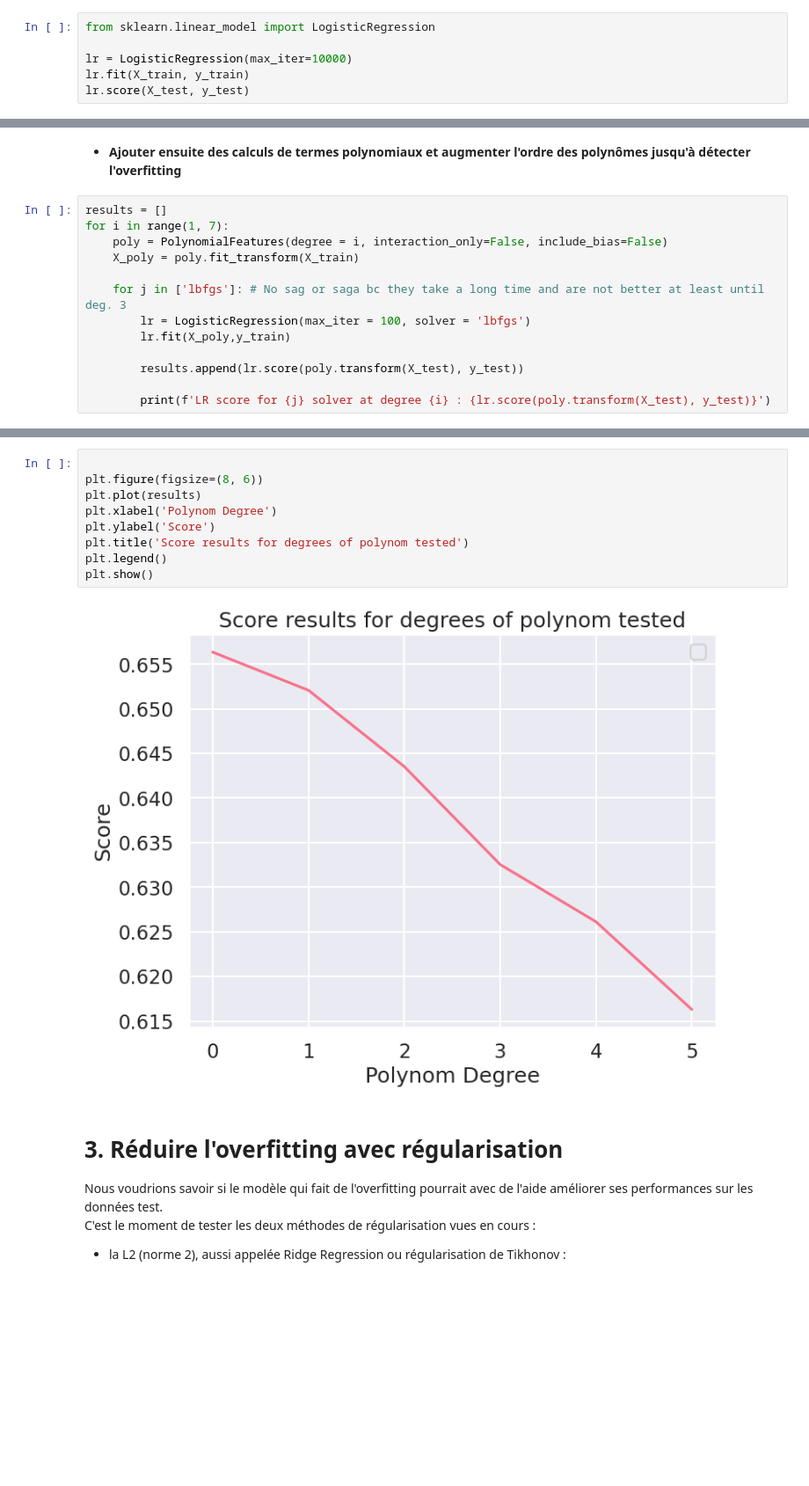
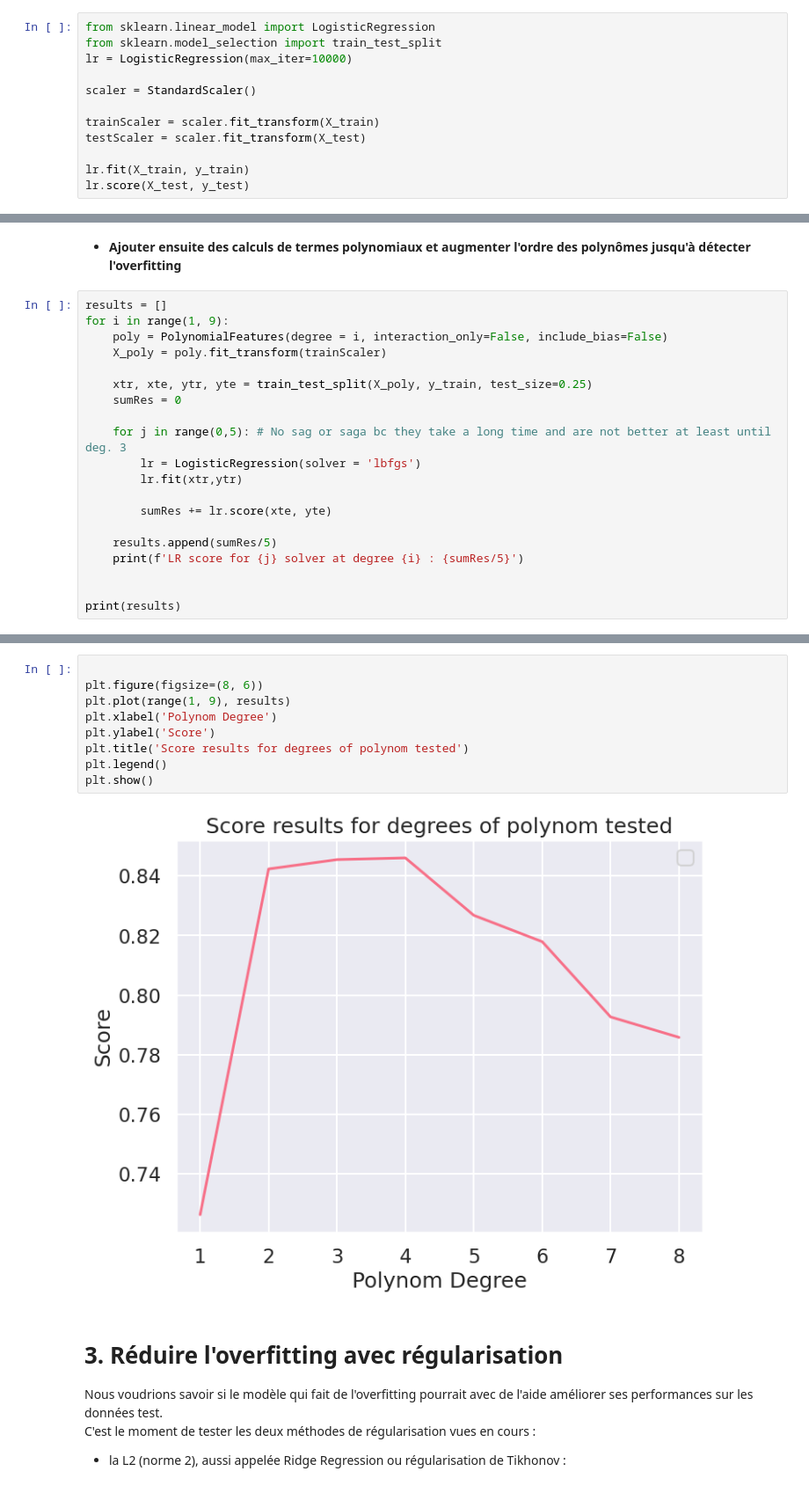
Before and after one commit to GuilBess/log_reg_proj, a Jupyter notebook: Projet.ipynb, the cells around one changed output, grey strips where cells are left out. Shown: that part at 88% size. Drawn from its saved outputs; the diff is of its cells as text; blank space fills up the shorter version.

Commit message:
better polynom overfitting, added img folder

```diff
--- a/Projet.ipynb
+++ b/Projet.ipynb
@@ -133,8 +135,14 @@ La procédure d'apprentissage consiste à estimer les paramètres de ce modèle
 - **Estimer les paramètres du modèle et calculer l'erreur sur les données en utilisant la métrique `accuracy_score` vue en cours.**   Elle va de 0 à 1
 # %%
 from sklearn.linear_model import LogisticRegression
+from sklearn.model_selection import train_test_split
+lr = LogisticRegression(max_iter=10000)
 
-lr = LogisticRegression(max_iter=10000)
+scaler = StandardScaler()
+
+trainScaler = scaler.fit_transform(X_train)
+testScaler = scaler.fit_transform(X_test)
+
 lr.fit(X_train, y_train)
 lr.score(X_test, y_test)
 # %% [output]
@@ -143,15 +151,22 @@ lr.score(X_test, y_test)
 - **Ajouter ensuite des calculs de termes polynomiaux et augmenter l'ordre des polynômes jusqu'à détecter l'overfitting**
 # %%
 results = []
-for i in range(1, 7):
+for i in range(1, 9):
     poly = PolynomialFeatures(degree = i, interaction_only=False, include_bias=False)
-    X_poly = poly.fit_transform(X_train)
+    X_poly = poly.fit_transform(trainScaler)
 
-    for j in ['lbfgs']: # No sag or saga bc they take a long time and are not better at least until deg. 3
-        lr = LogisticRegression(max_iter = 100, solver = 'lbfgs')
-        lr.fit(X_poly,y_train)
+    xtr, xte, ytr, yte = train_test_split(X_poly, y_train, test_size=0.25)
+    sumRes = 0
 
-        results.append(lr.score(poly.transform(X_test), y_test))
+    for j in range(0,5): # No sag or saga bc they take a long time and are not better at least until deg. 3
+        lr = LogisticRegression(solver = 'lbfgs')
+        lr.fit(xtr,ytr)
 
-        print(f'LR score for {j} solver at degree {i} : {lr.score(poly.transform(X_test), y_test)}')
+        sumRes += lr.score(xte, yte)
+
+    results.append(sumRes/5)
+    print(f'LR score for {j} solver at degree {i} : {sumRes/5}')
+
+
+print(results)
 # %% [output]
@@ -206,14 +282,14 @@ LR score for lbfgs solver at degree 6 : 0.6162840439184372
 # %%
 
 plt.figure(figsize=(8, 6))
-plt.plot(results)
+plt.plot(range(1, 9), results)
 plt.xlabel('Polynom Degree')
 plt.ylabel('Score')
 plt.title('Score results for degrees of polynom tested')
 plt.legend()
 plt.show()
 # %% [output]
-[figure, old version]
+[figure, new version]
 # %% [markdown]
 # <a id='ref3'>3. Réduire l'overfitting avec régularisation </a>
 Nous voudrions savoir si le modèle qui fait de l'overfitting pourrait avec de l'aide améliorer ses performances sur les données test.
```
Also changed, not shown: parts of 3 cells of this notebook.
